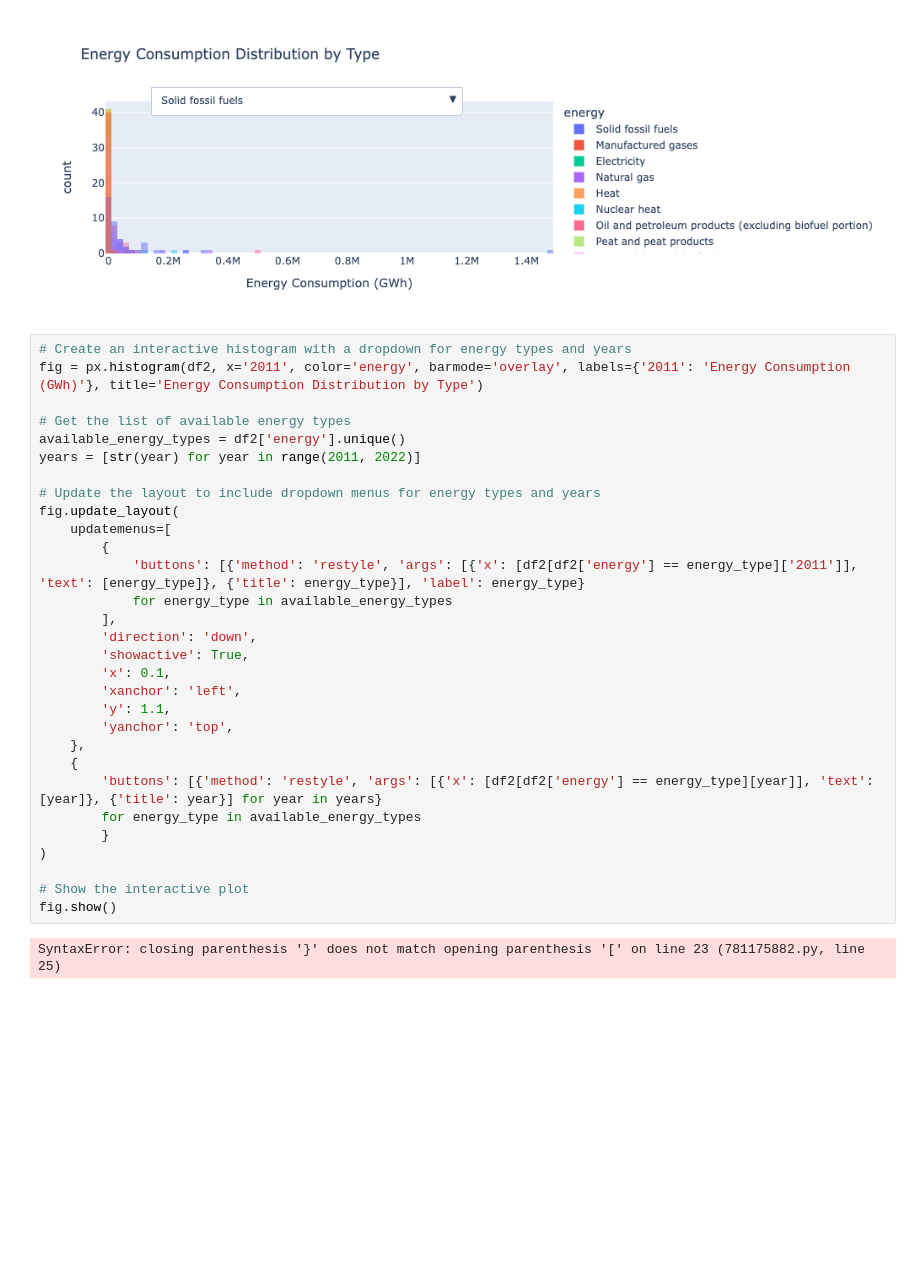
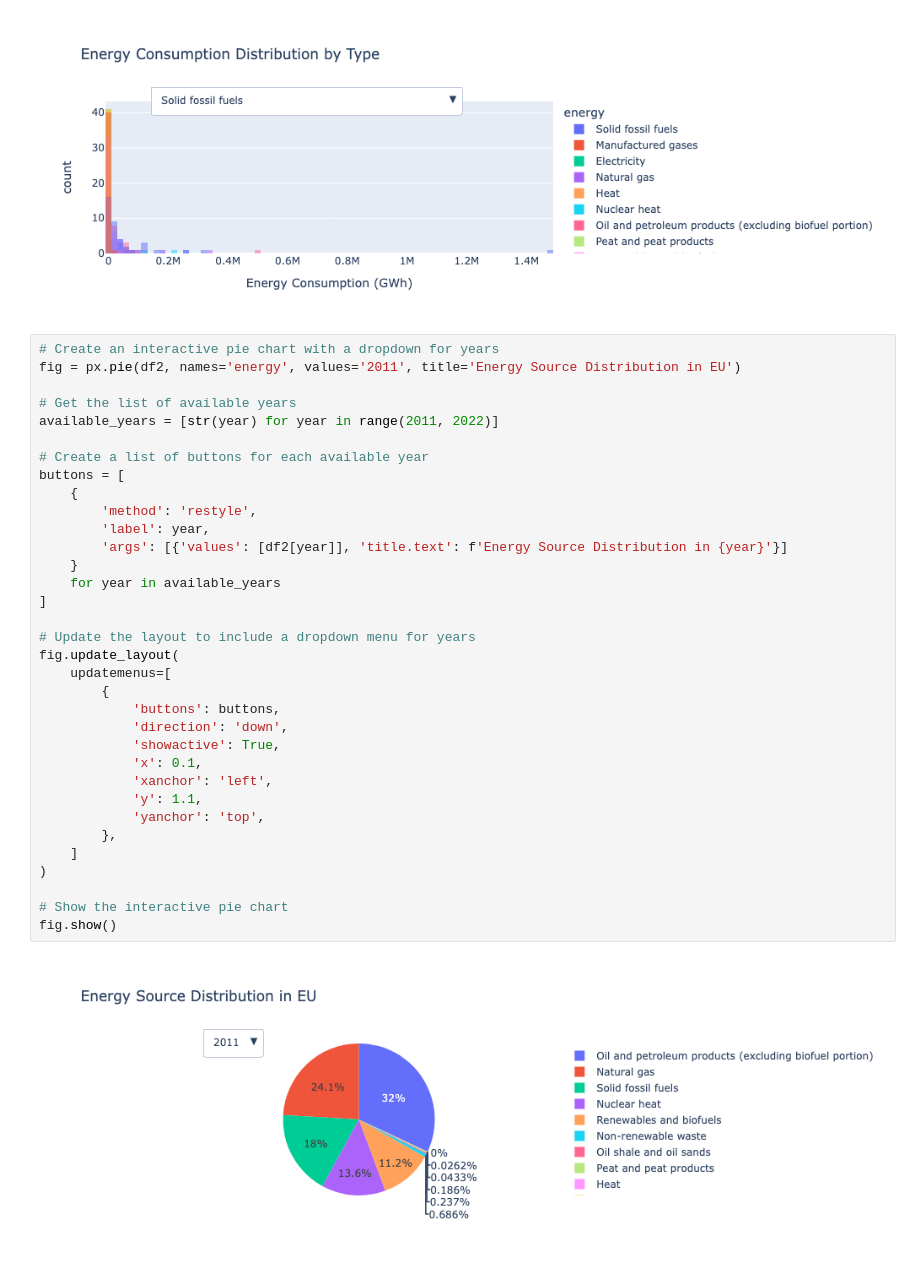
Before and after one commit to CaspervanWetten/DataDetectives, a Jupyter notebook: notebook/EUROSTAT.ipynb, the cells around one changed output. Drawn from its saved outputs; the diff is of its cells as text; blank space fills up the shorter version.

Commit message:
Dash Electricity pie plot

```diff
--- a/notebook/EUROSTAT.ipynb
+++ b/notebook/EUROSTAT.ipynb
@@ -366,35 +366,39 @@ fig.update_layout(
 fig.show()
 # %% [output]
 [figure]
-# %%
-# Create an interactive histogram with a dropdown for energy types and years
-fig = px.histogram(df2, x='2011', color='energy', barmode='overlay', labels={'2011': 'Energy Consumption (GWh)'}, title='Energy Consumption Distribution by Type')
-
-# Get the list of available energy types
-available_energy_types = df2['energy'].unique()
-years = [str(year) for year in range(2011, 2022)]
-
-# Update the layout to include dropdown menus for energy types and years
-fig.update_layout(
-    updatemenus=[
-        {
-            'buttons': [{'method': 'restyle', 'args': [{'x': [df2[df2['energy'] == energy_type]['2011']], 'text': [energy_type]}, {'title': energy_type}], 'label': energy_type}
-            for energy_type in available_energy_types
-        ],
-        'direction': 'down',
-        'showactive': True,
-        'x': 0.1,
-        'xanchor': 'left',
-        'y': 1.1,
-        'yanchor': 'top',
-    },
-    {
-        'buttons': [{'method': 'restyle', 'args': [{'x': [df2[df2['energy'] == energy_type][year]], 'text': [year]}, {'title': year}] for year in years}
-        for energy_type in available_energy_types
-        }
-)
-
-# Show the interactive plot
-fig.show()
-# %% [output]
-SyntaxError: closing parenthesis '}' does not match opening parenthesis '[' on line 23 (781175882.py, line 25)
+# %%
+# Create an interactive pie chart with a dropdown for years
+fig = px.pie(df2, names='energy', values='2011', title='Energy Source Distribution in EU')
+
+# Get the list of available years
+available_years = [str(year) for year in range(2011, 2022)]
+
+# Create a list of buttons for each available year
+buttons = [
+    {
+        'method': 'restyle',
+        'label': year,
+        'args': [{'values': [df2[year]], 'title.text': f'Energy Source Distribution in {year}'}]
+    }
+    for year in available_years
+]
+
+# Update the layout to include a dropdown menu for years
+fig.update_layout(
+    updatemenus=[
+        {
+            'buttons': buttons,
+            'direction': 'down',
+            'showactive': True,
+            'x': 0.1,
+            'xanchor': 'left',
+            'y': 1.1,
+            'yanchor': 'top',
+        },
+    ]
+)
+
+# Show the interactive pie chart
+fig.show()
+# %% [output]
+[figure, added]
```
Also changed, not shown: parts of 1 cell of this notebook, 2 other files.
